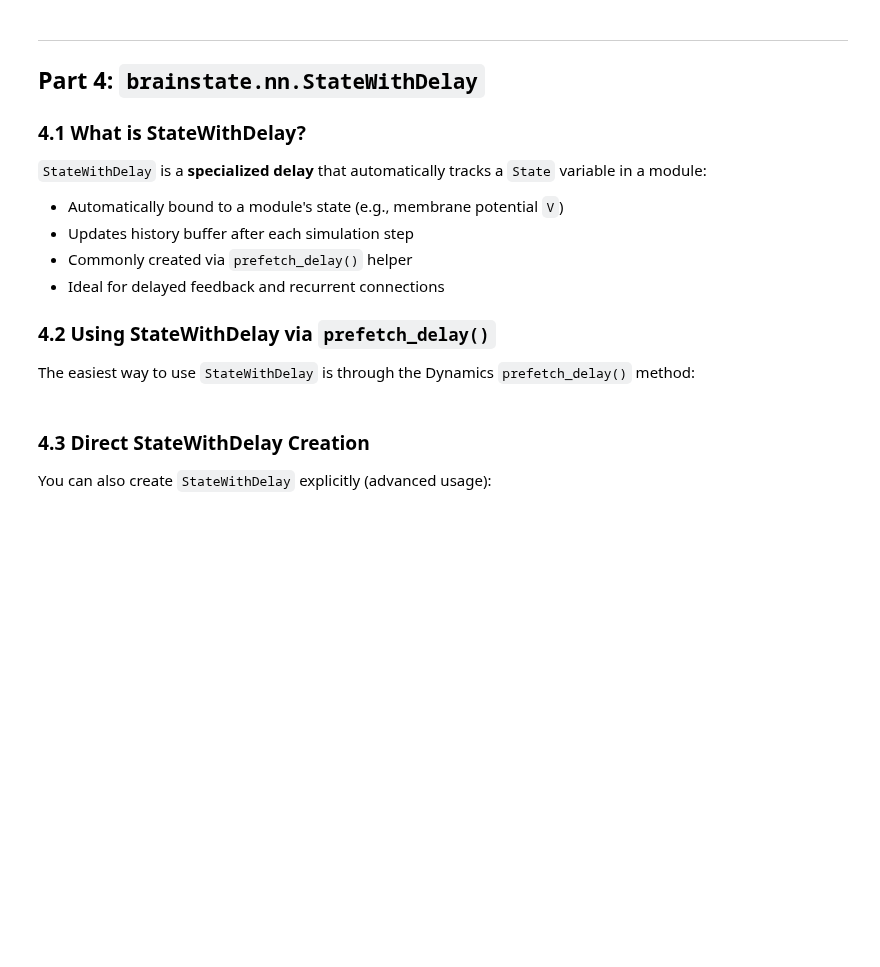
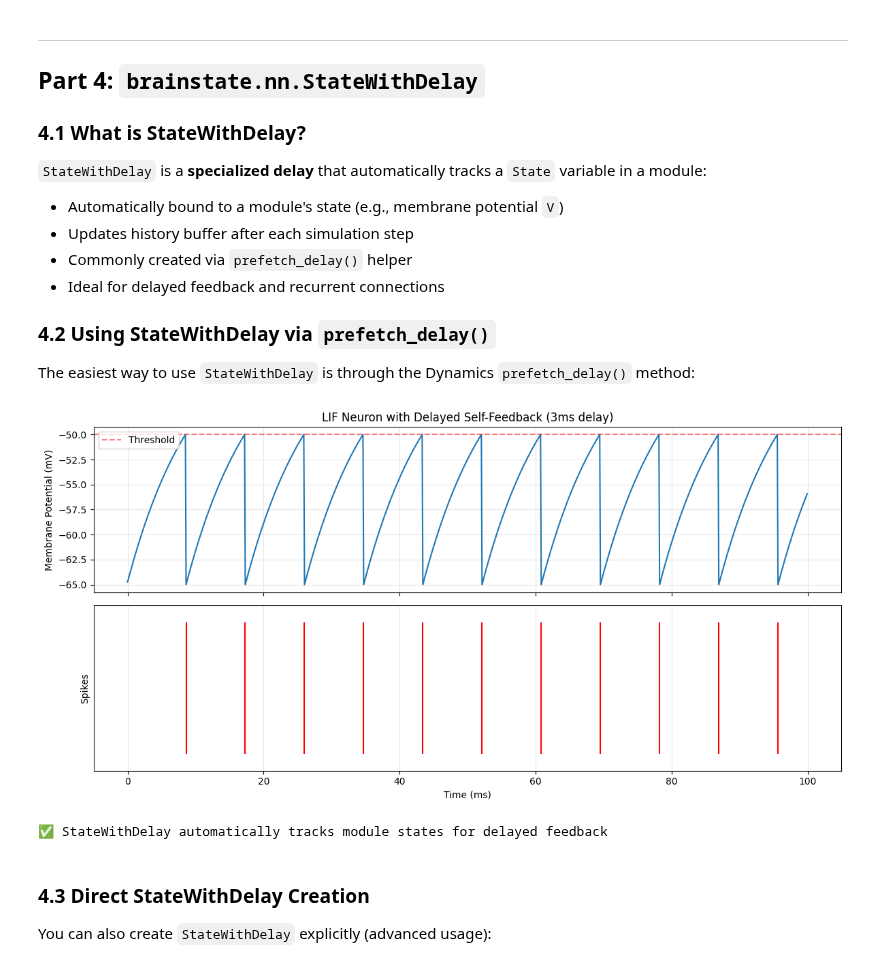
Before and after one commit to chaobrain/brainstate, a Jupyter notebook: docs/tutorials/neural_networks/06_delay_basics.ipynb, the cells around one changed output. Saved outputs shown, nothing was run; the diff lists cells and outputs as text; code cells hidden in the pictures; blank space fills up the shorter version.

```diff
--- a/docs/tutorials/neural_networks/06_delay_basics.ipynb
+++ b/docs/tutorials/neural_networks/06_delay_basics.ipynb
@@ -352,7 +389,7 @@ print("✅ Round interpolation snaps to nearest discrete time step")
 ### 3.2 Creating and Using DelayAccess
 # %%
 # Create a delay buffer
-delay_buffer = bst.nn.Delay(
+delay_buffer = brainstate.nn.Delay(
     target_info=jnp.array([0.0, 0.0, 0.0]),  # 3D vector
     time=10.0 * u.ms,
 )
@@ -365,7 +402,7 @@ accessor_5ms = delay_buffer.access('entry_5ms', 5.0 * u.ms)
 
 # Simulate signal
 for i in range(200):
-    bst.environ.set(i=i)
+    brainstate.environ.set(i=i)
 
     # Update with [i, i*2, i*3]
     value = jnp.array([float(i), float(i*2), float(i*3)])
@@ -385,7 +428,7 @@ print(f"  Expected 5ms: [{199-50}, {(199-50)*2}, {(199-50)*3}]")
 
 DelayAccess is particularly useful when building modular components:
 # %%
-class DelayedConnection(bst.nn.Module):
+class DelayedConnection(brainstate.nn.Module):
     """A module that applies delayed weighted connection."""
 
     def __init__(self, size, weight, delay_time):
@@ -393,7 +436,7 @@ class DelayedConnection(bst.nn.Module):
         self.weight = weight
 
         # Create delay buffer and accessor
-        self.delay_buffer = bst.nn.Delay(
+        self.delay_buffer = brainstate.nn.Delay(
             target_info=jnp.zeros(size),
             time=delay_time * 2,  # Buffer size
         )
@@ -416,7 +459,7 @@ conn.delay_buffer.init_state()
 # Simulate
 print("Testing DelayedConnection module:\n")
 for i in range(50):
-    bst.environ.set(i=i)
+    brainstate.environ.set(i=i)
 
     # Input: [i, i, i, i, i]
     input_signal = jnp.ones(5) * i
@@ -444,7 +497,7 @@ print("\n✅ DelayAccess enables modular delay handling in custom modules")
 
 The easiest way to use `StateWithDelay` is through the Dynamics `prefetch_delay()` method:
 # %%
-class LIFWithDelayedFeedback(bst.nn.Dynamics):
+class LIFWithDelayedFeedback(brainstate.nn.Dynamics):
     """LIF neuron with delayed self-feedback."""
 
     def __init__(self, size, feedback_delay=5.0 * u.ms, feedback_strength=0.3):
@@ -459,8 +512,8 @@ class LIFWithDelayedFeedback(bst.nn.Dynamics):
         self.feedback_strength = feedback_strength
 
         # States
-        self.V = bst.State(jnp.ones(size) * self.V_rest)
-        self.spike = bst.State(jnp.zeros(size, dtype=bool))
+        self.V = brainstate.State(jnp.ones(size) * self.V_rest)
+        self.spike = brainstate.State(jnp.zeros(size, dtype=bool))
 
         # Create StateWithDelay for V using prefetch_delay()
         # This automatically creates a StateWithDelay and registers it
@@ -475,32 +528,32 @@ class LIFWithDelayedFeedback(bst.nn.Dynamics):
         I_total = I + feedback_current
 
         # Update voltage (exponential Euler)
-        dt = bst.environ.get_dt()
+        dt = brainstate.environ.get_dt()
         alpha = jnp.exp(-dt / self.tau)
         V_inf = self.V_rest + I_total * self.R
         self.V.value = self.V.value * alpha + V_inf * (1 - alpha)
 
         # Spike detection and reset
         self.spike.value = self.V.value >= self.V_th
-        self.V.value = jnp.where(self.spike.value, self.V_reset, self.V.value)
+        self.V.value = u.math.where(self.spike.value, self.V_reset, self.V.value)
 
         return self.spike.value
 
 # Create neuron with delayed feedback
 neuron = LIFWithDelayedFeedback(size=1, feedback_delay=3.0 * u.ms, feedback_strength=0.4)
-neuron.init_state()
+brainstate.nn.init_all_states(neuron)
 
 # Simulate
 duration = 100.0 * u.ms
-num_steps = int(duration / bst.environ.get_dt())
+num_steps = int(duration / brainstate.environ.get_dt())
 
 times = []
 voltages = []
 spikes = []
 
 for i in range(num_steps):
-    t = i * bst.environ.get_dt()
-    bst.environ.set(i=i, t=t)
+    t = i * brainstate.environ.get_dt()
+    brainstate.environ.set(i=i, t=t)
 
     # Constant input current
     I_input = 1.5 * u.nA * jnp.ones(1)
@@ -508,33 +561,36 @@ for i in range(num_steps):
     spike_output = neuron.update(I_input)
 
     times.append(float(t / u.ms))
     voltages.append(float(neuron.V.value[0] / u.mV))
     spikes.append(float(spike_output[0]))
 
 # Visualize
 fig, (ax1, ax2) = plt.subplots(2, 1, figsize=(12, 6), sharex=True)
 
 # Voltage trace
 ax1.plot(times, voltages, linewidth=1.5)
 ax1.axhline(y=-50.0, color='r', linestyle='--', alpha=0.5, label='Threshold')
 ax1.set_ylabel('Membrane Potential (mV)')
 ax1.set_title('LIF Neuron with Delayed Self-Feedback (3ms delay)')
 ax1.legend()
 ax1.grid(True, alpha=0.3)
 
 # Spike raster
 spike_times = [times[i] for i in range(len(spikes)) if spikes[i] > 0.5]
 ax2.eventplot([spike_times], lineoffsets=0.5, linelengths=0.8, colors='red')
 ax2.set_ylabel('Spikes')
 ax2.set_xlabel('Time (ms)')
 ax2.set_ylim([0, 1])
 ax2.set_yticks([])
 ax2.grid(True, alpha=0.3)
 
 plt.tight_layout()
 plt.show()
 
 print("✅ StateWithDelay automatically tracks module states for delayed feedback")
+# %% [output]
+[figure, added]
+✅ StateWithDelay automatically tracks module states for delayed feedback
 # %% [markdown]
 ### 4.3 Direct StateWithDelay Creation
 
```
Also changed, not shown: parts of 15 cells of this notebook, 1 other file.
